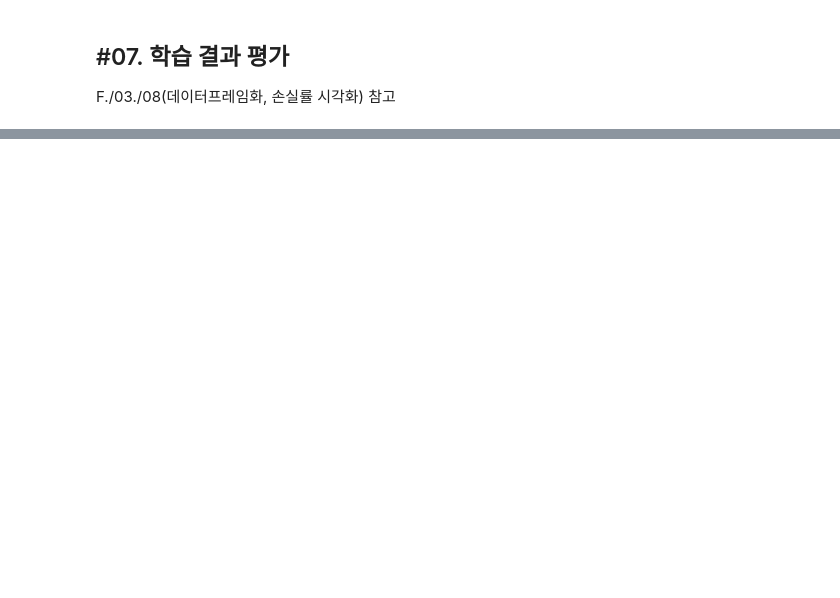
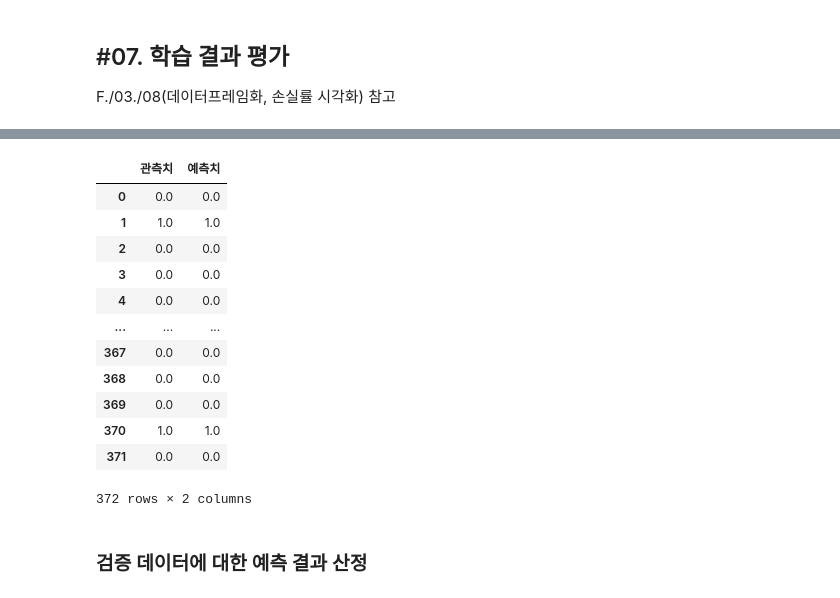
Before and after one commit to jaekim3220/jupyter, a Jupyter notebook: F. 데이터 마이닝/03.Tensorflow/연습문제/연습문제3풀이_2.ipynb, the cells around one changed output, grey strips where cells are left out. Drawn from its saved outputs; the diff is of its cells as text; code cells hidden in the pictures; blank space fills up the shorter version.

```diff
--- a/F. 데이터 마이닝/03.Tensorflow/연습문제/연습문제3풀이_2.ipynb
+++ b/F. 데이터 마이닝/03.Tensorflow/연습문제/연습문제3풀이_2.ipynb
@@ -402,0 +407,5 @@ print("최종 검증 손실률: %f, 최종 검증 정확도: %f" % (evaluate2[0]
+# %%
+train_pred = model.predict(x_train)
+data_count, case_count = train_pred.shape
+print("%d개의 훈련 데이터가 %d개의 경우의 수를 갖는다." % (data_count, case_count))
+train_pred   #2차원
@@ -402,0 +432,23 @@ print("최종 검증 손실률: %f, 최종 검증 정확도: %f" % (evaluate2[0]
+# %%
+train_df = DataFrame({
+    '관측치': y_train.flatten(),
+    '예측치': np.round(train_pred.flatten())
+})
+
+train_df
+# %% [output]
+|  | 관측치 | 예측치 |
+| 0 | 0.0 | 0.0 |
+| 1 | 1.0 | 1.0 |
+| 2 | 0.0 | 0.0 |
+| 3 | 0.0 | 0.0 |
+| 4 | 0.0 | 0.0 |
+| ... | ... | ... |
+| 367 | 0.0 | 0.0 |
+| 368 | 0.0 | 0.0 |
+| 369 | 0.0 | 0.0 |
+| 370 | 1.0 | 1.0 |
+| 371 | 0.0 | 0.0 |
+372 rows × 2 columns
+# %% [markdown]
+### 검증 데이터에 대한 예측 결과 산정
```
Also changed, not shown: parts of 10 cells of this notebook, 3 other files.
